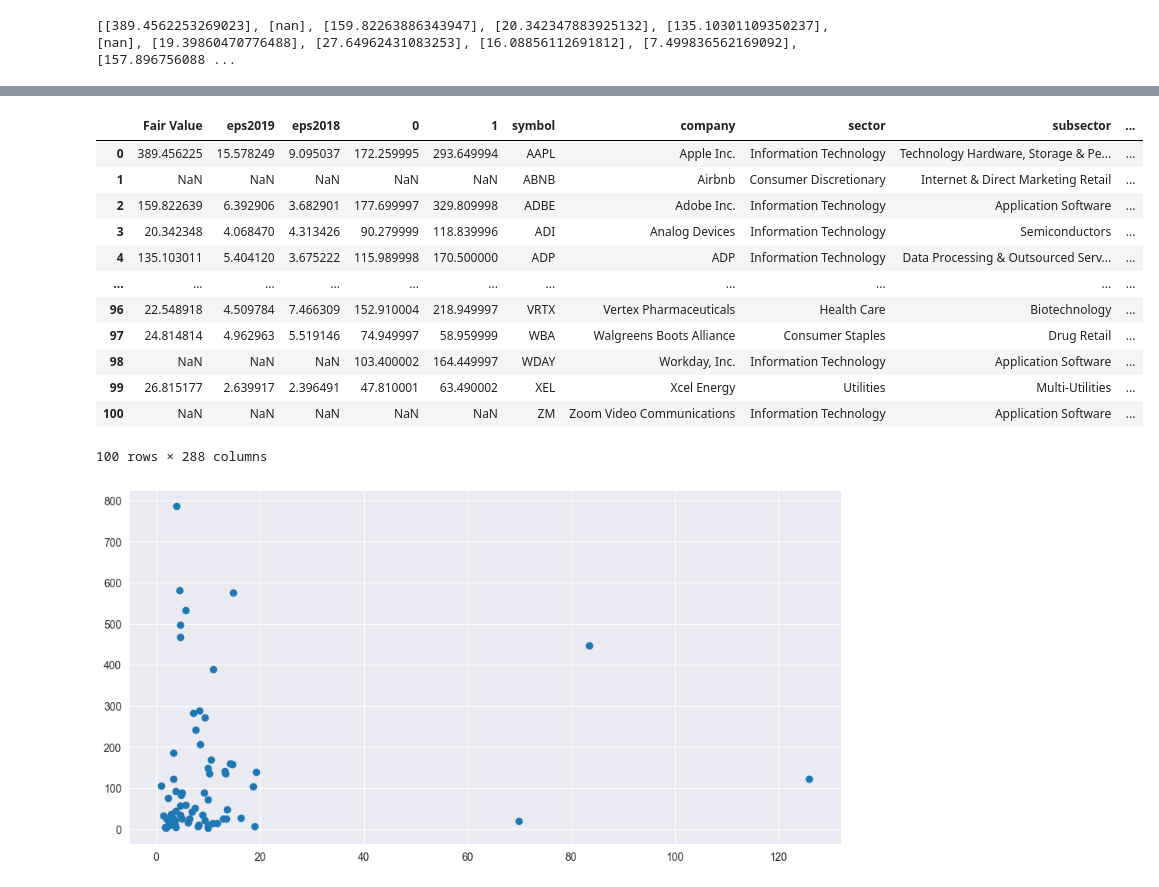
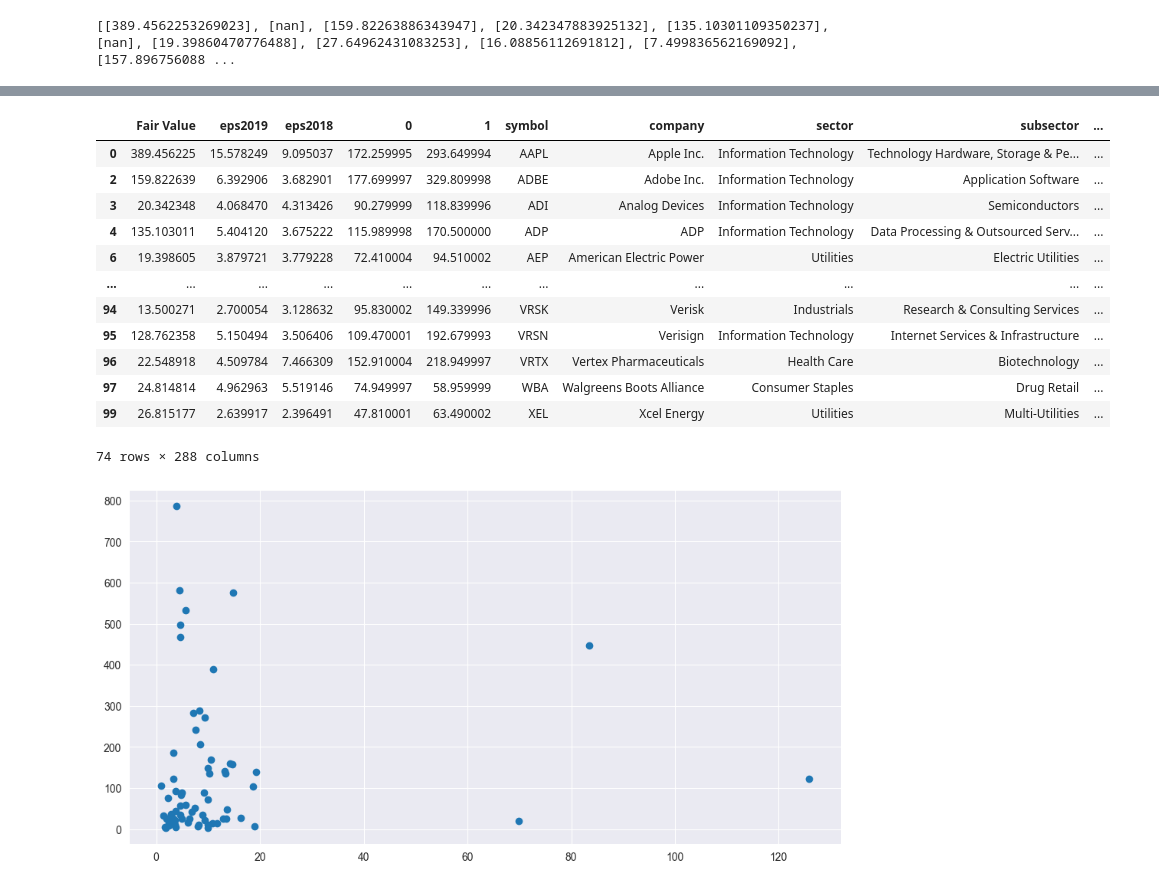
Before and after one commit to hodge-py/PyAdvisor, a Jupyter notebook: MLStockModels.ipynb, the cells around one changed output, grey strips where cells are left out. Saved outputs shown, nothing was run; the diff lists cells and outputs as text; code cells hidden in the pictures.

```diff
--- a/MLStockModels.ipynb
+++ b/MLStockModels.ipynb
@@ -133,19 +119,20 @@ new_df2 = new_df.drop(19)
 # %%
+new_df2 = new_df2[new_df2['Fair Value'].notna()]
 new_df2.head(100)
 # %% [output]
 |  | Fair Value | eps2019 | eps2018 | 0 | 1 | symbol | company | sector | subsector | ... |
 | 0 | 389.456225 | 15.578249 | 9.095037 | 172.259995 | 293.649994 | AAPL | Apple Inc. | Information Technology | Technology Hardware, Storage & Pe... | ... |
-| 1 | NaN | NaN | NaN | NaN | NaN | ABNB | Airbnb | Consumer Discretionary | Internet & Direct Marketing Retail | ... |
 | 2 | 159.822639 | 6.392906 | 3.682901 | 177.699997 | 329.809998 | ADBE | Adobe Inc. | Information Technology | Application Software | ... |
 | 3 | 20.342348 | 4.068470 | 4.313426 | 90.279999 | 118.839996 | ADI | Analog Devices | Information Technology | Semiconductors | ... |
 | 4 | 135.103011 | 5.404120 | 3.675222 | 115.989998 | 170.500000 | ADP | ADP | Information Technology | Data Processing & Outsourced Serv... | ... |
+| 6 | 19.398605 | 3.879721 | 3.779228 | 72.410004 | 94.510002 | AEP | American Electric Power | Utilities | Electric Utilities | ... |
 | ... | ... | ... | ... | ... | ... | ... | ... | ... | ... | ... |
+| 94 | 13.500271 | 2.700054 | 3.128632 | 95.830002 | 149.339996 | VRSK | Verisk | Industrials | Research & Consulting Services | ... |
+| 95 | 128.762358 | 5.150494 | 3.506406 | 109.470001 | 192.679993 | VRSN | Verisign | Information Technology | Internet Services & Infrastructure | ... |
 | 96 | 22.548918 | 4.509784 | 7.466309 | 152.910004 | 218.949997 | VRTX | Vertex Pharmaceuticals | Health Care | Biotechnology | ... |
 | 97 | 24.814814 | 4.962963 | 5.519146 | 74.949997 | 58.959999 | WBA | Walgreens Boots Alliance | Consumer Staples | Drug Retail | ... |
-| 98 | NaN | NaN | NaN | 103.400002 | 164.449997 | WDAY | Workday, Inc. | Information Technology | Application Software | ... |
 | 99 | 26.815177 | 2.639917 | 2.396491 | 47.810001 | 63.490002 | XEL | Xcel Energy | Utilities | Multi-Utilities | ... |
-| 100 | NaN | NaN | NaN | NaN | NaN | ZM | Zoom Video Communications | Information Technology | Application Software | ... |
-100 rows × 288 columns
+74 rows × 288 columns
 # %%
 plt.scatter(new_df2["price_to_book_ratio_2019"],new_df2['Fair Value'])
 plt.show()
```
Also changed, not shown: parts of 1 cell of this notebook.
